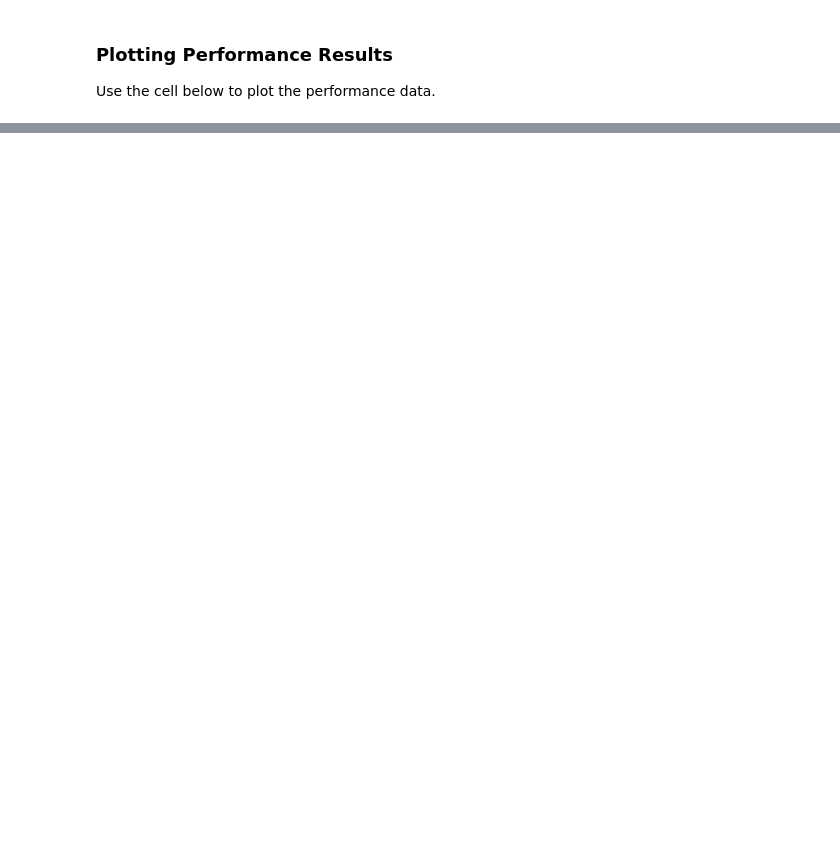
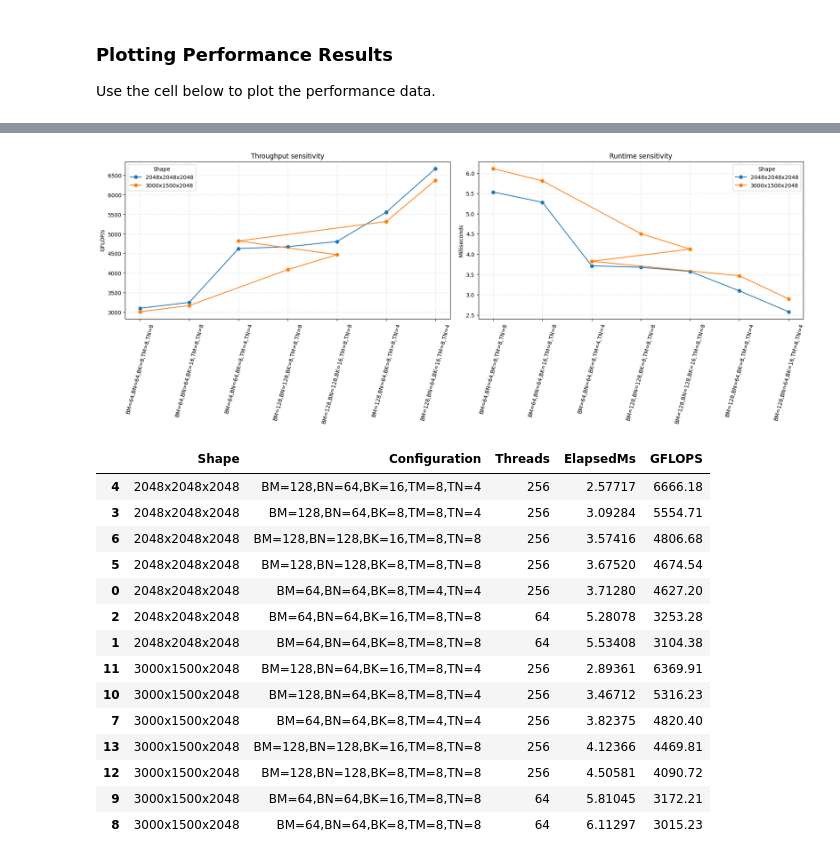
Before and after one commit to Nidhishj/GEMM-Explorations, a Jupyter notebook: GEMM_Assignment.ipynb, the cells around one changed output, grey strips where cells are left out. Drawn from its saved outputs; the diff is of its cells as text; code cells hidden in the pictures; blank space fills up the shorter version.

```diff
--- a/GEMM_Assignment.ipynb
+++ b/GEMM_Assignment.ipynb
@@ -1548,0 +1730,62 @@ plt.show()
+# %%
+import matplotlib.pyplot as plt
+import pandas as pd
+from pathlib import Path
+
+files = [Path("parameter_sweep_2048.csv"), Path("parameter_sweep_3000x1500.csv")]
+frames = []
+for file in files:
+    if not file.exists() or file.stat().st_size == 0:
+        continue
+    frame = pd.read_csv(file)
+    if frame.empty or "GFLOPS" not in frame.columns:
+        continue
+    frame["Shape"] = f"{frame.M.iloc[0]}x{frame.N.iloc[0]}x{frame.K.iloc[0]}"
+    frame["Configuration"] = (
+        "BM=" + frame.BM.astype(str) + ",BN=" + frame.BN.astype(str)
+        + ",BK=" + frame.BK.astype(str) + ",TM=" + frame.TM.astype(str)
+        + ",TN=" + frame.TN.astype(str)
+    )
+    frames.append(frame)
+
+if not frames:
+    raise RuntimeError("No valid sweep CSV files found. Run the CUDA compile/run cell successfully first.")
+
+sweep = pd.concat(frames, ignore_index=True)
+fig, axes = plt.subplots(1, 2, figsize=(18, 7), constrained_layout=True)
+for shape, group in sweep.groupby("Shape"):
+    group = group.sort_values("GFLOPS")
+    axes[0].plot(group["Configuration"], group["GFLOPS"], marker="o", label=shape)
+    axes[1].plot(group["Configuration"], group["ElapsedMs"], marker="o", label=shape)
+
+for axis, ylabel, title in [
+    (axes[0], "GFLOP/s", "Throughput sensitivity"),
+    (axes[1], "Milliseconds", "Runtime sensitivity"),
+]:
+    axis.set_ylabel(ylabel)
+    axis.set_title(title)
+    axis.tick_params(axis="x", rotation=75)
+    axis.grid(True, linestyle="--", alpha=0.35)
+    axis.legend(title="Shape")
+
+plt.show()
+sweep.sort_values(["Shape", "GFLOPS"], ascending=[True, False])[
+    ["Shape", "Configuration", "Threads", "ElapsedMs", "GFLOPS"]
+]
+# %% [output]
+[figure, added]
+|  | Shape | Configuration | Threads | ElapsedMs | GFLOPS |
+| 4 | 2048x2048x2048 | BM=128,BN=64,BK=16,TM=8,TN=4 | 256 | 2.57717 | 6666.18 |
+| 3 | 2048x2048x2048 | BM=128,BN=64,BK=8,TM=8,TN=4 | 256 | 3.09284 | 5554.71 |
+| 6 | 2048x2048x2048 | BM=128,BN=128,BK=16,TM=8,TN=8 | 256 | 3.57416 | 4806.68 |
+| 5 | 2048x2048x2048 | BM=128,BN=128,BK=8,TM=8,TN=8 | 256 | 3.67520 | 4674.54 |
+| 0 | 2048x2048x2048 | BM=64,BN=64,BK=8,TM=4,TN=4 | 256 | 3.71280 | 4627.20 |
+| 2 | 2048x2048x2048 | BM=64,BN=64,BK=16,TM=8,TN=8 | 64 | 5.28078 | 3253.28 |
+| 1 | 2048x2048x2048 | BM=64,BN=64,BK=8,TM=8,TN=8 | 64 | 5.53408 | 3104.38 |
+| 11 | 3000x1500x2048 | BM=128,BN=64,BK=16,TM=8,TN=4 | 256 | 2.89361 | 6369.91 |
+| 10 | 3000x1500x2048 | BM=128,BN=64,BK=8,TM=8,TN=4 | 256 | 3.46712 | 5316.23 |
+| 7 | 3000x1500x2048 | BM=64,BN=64,BK=8,TM=4,TN=4 | 256 | 3.82375 | 4820.40 |
+| 13 | 3000x1500x2048 | BM=128,BN=128,BK=16,TM=8,TN=8 | 256 | 4.12366 | 4469.81 |
+| 12 | 3000x1500x2048 | BM=128,BN=128,BK=8,TM=8,TN=8 | 256 | 4.50581 | 4090.72 |
+| 9 | 3000x1500x2048 | BM=64,BN=64,BK=16,TM=8,TN=8 | 64 | 5.81045 | 3172.21 |
+| 8 | 3000x1500x2048 | BM=64,BN=64,BK=8,TM=8,TN=8 | 64 | 6.11297 | 3015.23 |
```
Also changed, not shown: parts of 18 cells of this notebook, 8 other files.
